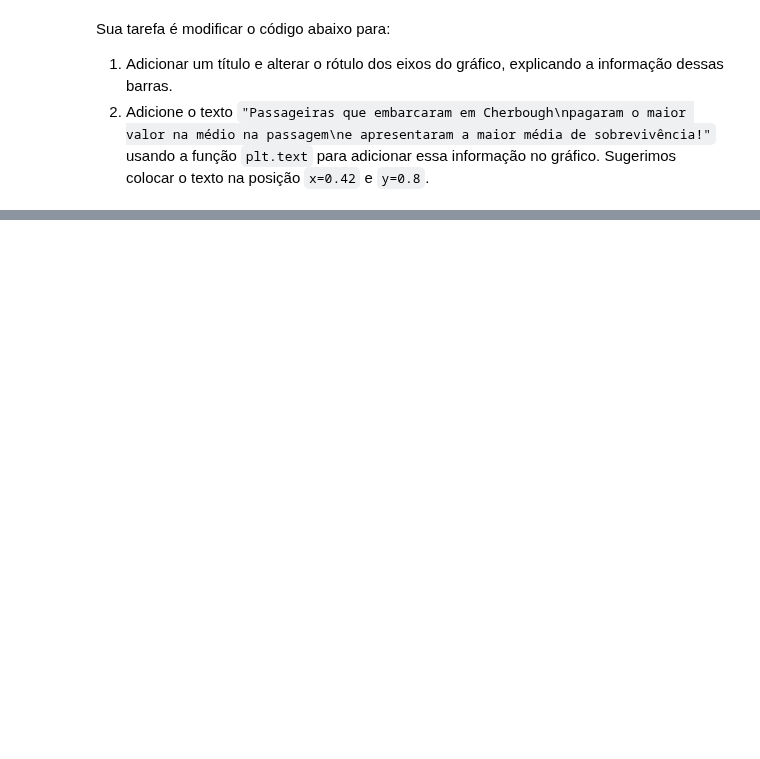
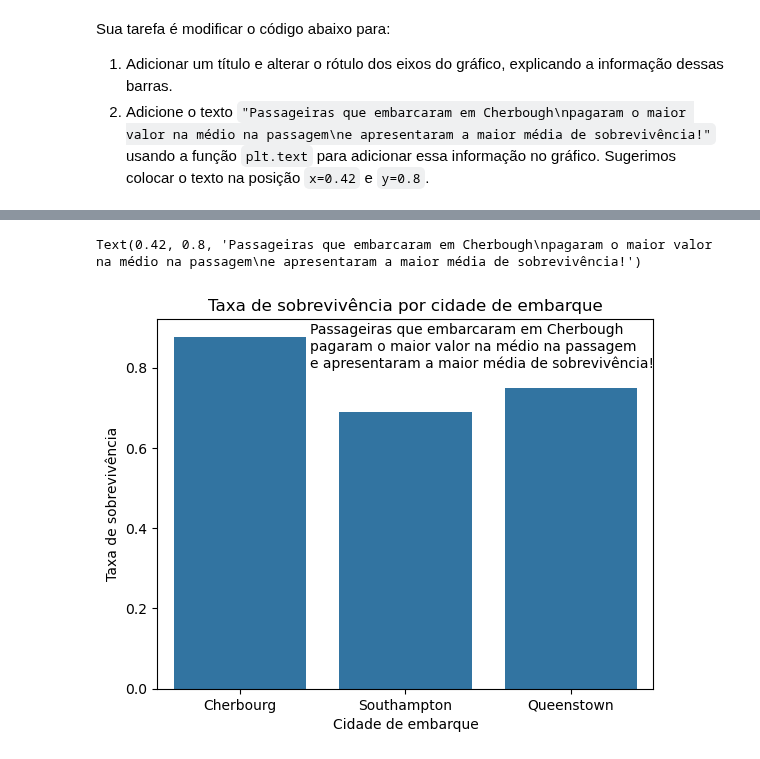
Before and after one commit to lthevenard/curso_prog, a Jupyter notebook: assets/_hidden/exercícios/exercícios_aula9_turmaB.ipynb, the cells around one changed output, grey strips where cells are left out. Cells and saved outputs as stored; diff of their text form; code cells hidden in the pictures; blank space fills up the shorter version.

```diff
--- a/assets/_hidden/exercícios/exercícios_aula9_turmaB.ipynb
+++ b/assets/_hidden/exercícios/exercícios_aula9_turmaB.ipynb
@@ -32,6 +39,9 @@ Salve o resultado em uma variável chamada `titanic_female`.
 # %%
 # continue o código abaixo
 titanic_female = titanic
+# %%
+# gabarito
+titanic_female = titanic.query("sex == 'female'")
 # %% [markdown]
 ### Exercício de hoje - Parte 2
 
@@ -85,0 +110,24 @@ sns.barplot(
+# %%
+fig, ax = plt.subplots()
+
+sns.barplot(
+    x="embark_town",
+    y="survived",
+    data=titanic_female,
+    errorbar=None,
+    ax=ax,
+)
+
+# adicione seu código abaixo
+ax.set_title("Taxa de sobrevivência por cidade de embarque")
+ax.set_xlabel("Cidade de embarque")
+ax.set_ylabel("Taxa de sobrevivência")
+
+ax.text(
+    s=t,
+    x=0.42,
+    y=0.8
+)
+# %% [output]
+Text(0.42, 0.8, 'Passageiras que embarcaram em Cherbough\npagaram o maior valor na médio na passagem\ne apresentaram a maior média de sobrevivência!')
+[figure, added]
```
Also changed, not shown: parts of 5 cells of this notebook, 3 other files.
